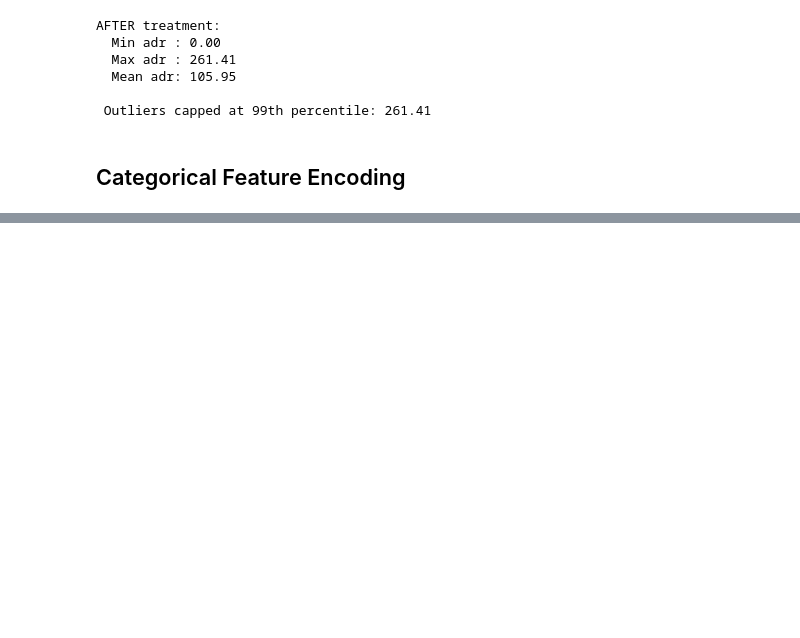
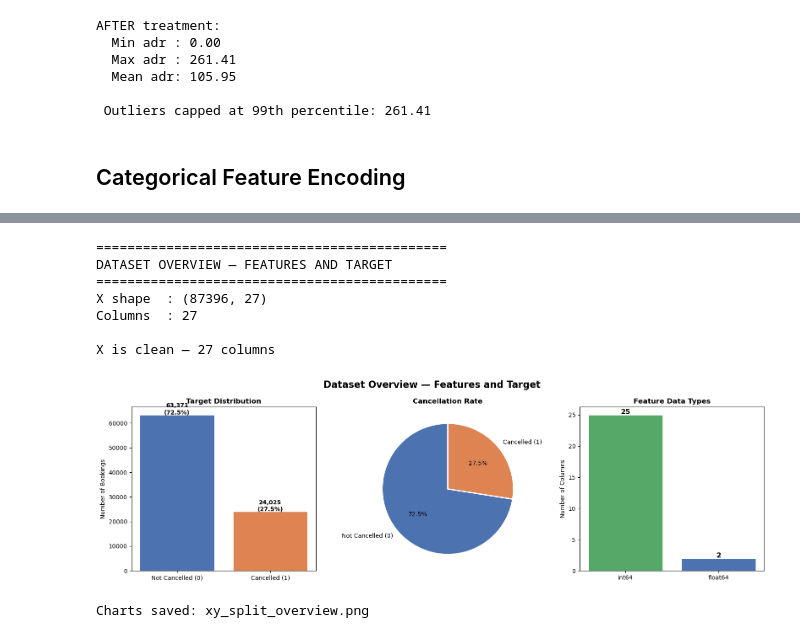
Before and after one commit to KaveeshaHeshan/hotel-booking-cancellation-prediction, a Jupyter notebook: Untitled1.ipynb, the cells around one changed output, grey strips where cells are left out. Drawn from its saved outputs; the diff is of its cells as text; code cells hidden in the pictures; blank space fills up the shorter version.

```diff
--- a/Untitled1.ipynb
+++ b/Untitled1.ipynb
@@ -289,0 +422,80 @@ AFTER treatment:
+# %%
+print("=" * 45)
+print("DATASET OVERVIEW — FEATURES AND TARGET")
+print("=" * 45)
+print(f"X shape  : {X.shape}")
+print(f"Columns  : {X.shape[1]}")
+print()
+
+if 'reservation_status' in X.columns:
+    print("LEAKY column found!")
+else:
+    print("X is clean — 27 columns")
+print()
+
+# Charts
+fig, axes = plt.subplots(1, 3, figsize=(16, 5))
+fig.suptitle('Dataset Overview — Features and Target',
+             fontsize=16, fontweight='bold')
+
+#  Chart 1: Target Distribution (Bar)
+labels = ['Not Cancelled (0)', 'Cancelled (1)']
+counts = [(y==0).sum(), (y==1).sum()]
+colors = ['#4C72B0', '#DD8452']
+
+bars = axes[0].bar(labels, counts,
+                   color=colors,
+                   edgecolor='white',
+                   linewidth=0.8)
+axes[0].set_title('Target Distribution',
+                  fontweight='bold', fontsize=12)
+axes[0].set_ylabel('Number of Bookings')
+for bar, count in zip(bars, counts):
+    axes[0].text(
+        bar.get_x() + bar.get_width()/2,
+        bar.get_height() + 200,
+        f'{count:,}\n({count/len(y)*100:.1f}%)',
+        ha='center', fontweight='bold', fontsize=10)
+
+#  Chart 2: Target Distribution (Pie)
+axes[1].pie(counts,
+            labels    = labels,
+            autopct   = '%1.1f%%',
+            colors    = colors,
+            startangle= 90,
+            wedgeprops= {'edgecolor' : 'white',
+                         'linewidth' : 2})
+axes[1].set_title('Cancellation Rate',
+                  fontweight='bold', fontsize=12)
+
+#  Chart 3: Feature Data Types
+dtype_counts = X.dtypes.value_counts()
+axes[2].bar(dtype_counts.index.astype(str),
+            dtype_counts.values,
+            color    = ['#55A868','#4C72B0'],
+            edgecolor= 'white',
+            linewidth= 0.8)
+axes[2].set_title('Feature Data Types',
+                  fontweight='bold', fontsize=12)
+axes[2].set_ylabel('Number of Columns')
+for i, v in enumerate(dtype_counts.values):
+    axes[2].text(i, v + 0.1, str(v),
+                 ha='center',
+                 fontweight='bold',
+                 fontsize=12)
+
+plt.tight_layout()
+plt.savefig('xy_split_overview.png',
+            dpi=150, bbox_inches='tight')
+plt.show()
+print("Charts saved: xy_split_overview.png")
+# %% [output]
+=============================================
+DATASET OVERVIEW — FEATURES AND TARGET
+=============================================
+X shape  : (87396, 27)
+Columns  : 27
+
+X is clean — 27 columns
+[figure, added]
+Charts saved: xy_split_overview.png
```
Also changed, not shown: parts of 3 cells of this notebook, 1 other file.
